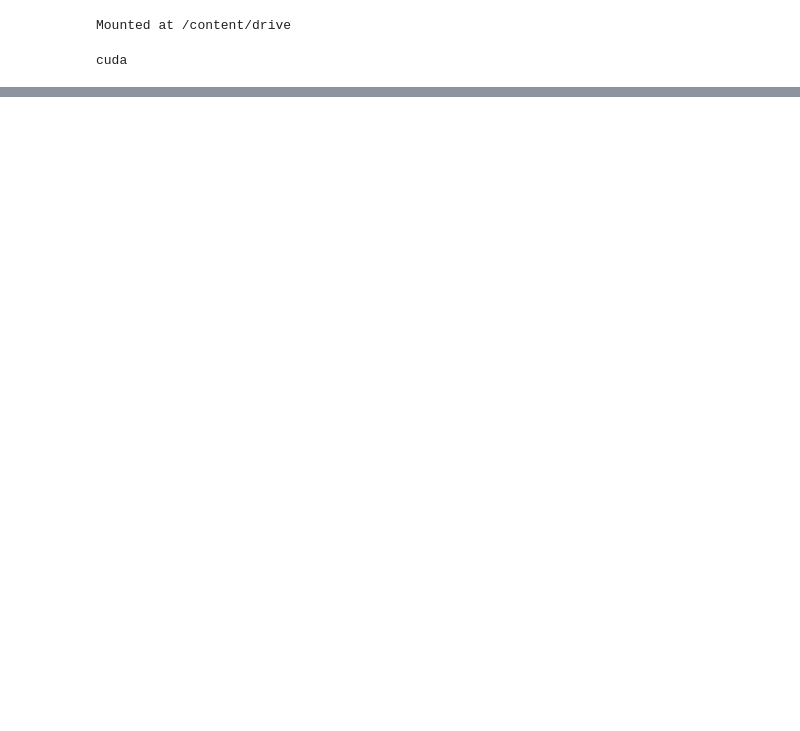
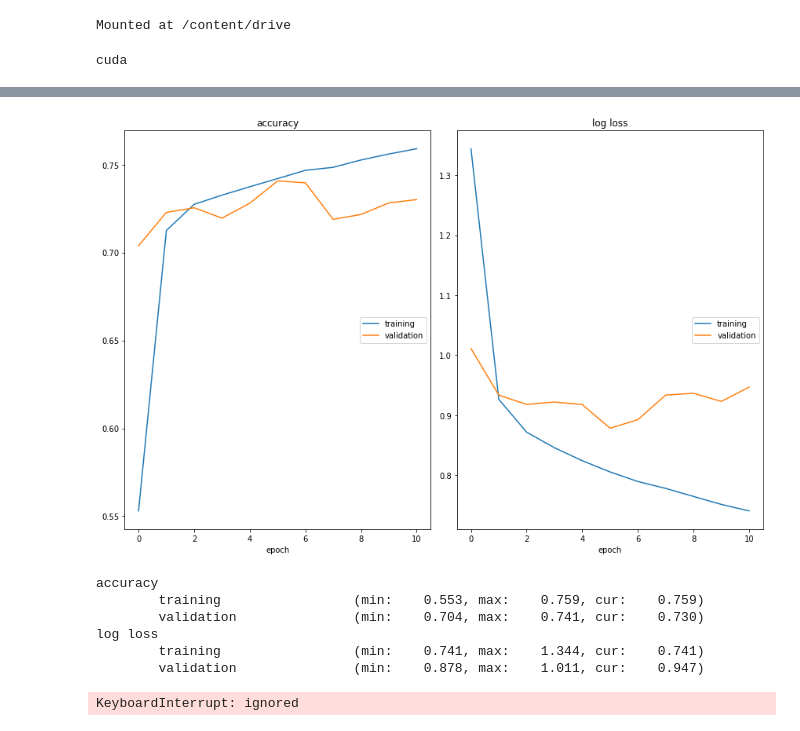
Before and after one commit to YunzhanZHOU/EDVAM-VR_understanding, a Jupyter notebook: classifiers.ipynb, the cells around one changed output, grey strips where cells are left out. Saved outputs shown, nothing was run; the diff lists cells and outputs as text; code cells hidden in the pictures; blank space fills up the shorter version.

Commit message:
Model changes, still not getting increasing performance on validation
Believe it is too dislike training data

```diff
--- a/classifiers.ipynb
+++ b/classifiers.ipynb
@@ -34,3 +44,6 @@ train_set.shape
 time_samples = [i for i in range(0, 150, 6)] + [i for i in range(150, 240, 5)] + \
                [i for i in range(240, 290, 2)] + [i for i in range(290, 300)]
 features = [i for i in range(10)]
+
+# time_samples = [i for i in range(290,300)]
+features = [i for i in range(6)]
@@ -47,9 +64,9 @@ datasets = {'train': train_loader, 'val': test_loader}
 dataset_sizes = {'train': len(train_set), 'val': len(test_set)}
 # %%
 class lstmNet(nn.Module):
-  def __init__(self, input_size=len(features)):
+  def __init__(self, input_size=len(features), num_layers=3):
     super().__init__()
-    self.lstm = nn.LSTM(input_size=input_size, hidden_size=20, num_layers=3, batch_first=True)
+    self.lstm = nn.LSTM(input_size=input_size, hidden_size=20, num_layers=num_layers, batch_first=True, dropout=0.4)
     self.fc1 = nn.Linear(20, 12)
 
   def forward(self, x):
@@ -59,9 +76,9 @@ class lstmNet(nn.Module):
     return x_
 
 class gruNet(nn.Module):
-  def __init__(self, input_size=len(features)):
+  def __init__(self, input_size=len(features), num_layers=3):
     super().__init__()
-    self.gru = nn.GRU(input_size=input_size, hidden_size=20, num_layers=3, batch_first=True)
+    self.gru = nn.GRU(input_size=input_size, hidden_size=20, num_layers=num_layers, batch_first=True)
     self.fc1 = nn.Linear(20, 12)
 
   def forward(self, x):
@@ -71,11 +88,9 @@ class gruNet(nn.Module):
     return x_
 
 class convNet(nn.Module):
-  def __init__(self, input_shape=(len(time_samples), len(features)), hidden_size=64, num_layers=1):
+  def __init__(self, input_shape=(len(time_samples), len(features))):
     super().__init__()
     self.input_shape = input_shape
-    self.hidden_size = hidden_size
-    self.num_layers = num_layers
 
     self.layers = nn.Sequential(
       nn.Conv1d(self.input_shape[0], 64, 3),
@@ -97,7 +112,7 @@ class convNet(nn.Module):
     x = self.layers(x)
     return x
 # %%
-def train_model(model, criterion, optimizer, scheduler, num_epochs=10):
+def train_model(model, criterion, optimizer, scheduler=None, num_epochs=10):
   best_model_wts = model.state_dict()
   best_acc = 0.0
   best_epoch = 0
@@ -109,10 +124,9 @@ def train_model(model, criterion, optimizer, scheduler, num_epochs=10):
     logs = {}
     for phase in ['train', 'val']:
       if phase == 'train':
-        scheduler.step()
-        model.train(True)
+        model.train()
       else:
-        model.train(False)
+        model.eval()
 
       running_loss = 0.0
       running_corrects = 0
@@ -146,15 +160,27 @@ def train_model(model, criterion, optimizer, scheduler, num_epochs=10):
           best_epoch = epoch
           best_model_wts = model.state_dict()
 
+      if phase == 'train' and scheduler:
+          scheduler.step()
+
     liveloss.update(logs)
     liveloss.send()
 
   return best_model_wts
 # %%
-model = convNet()
+model = lstmNet()
 criterion = nn.CrossEntropyLoss()
-optimizer = optim.SGD(model.parameters(), lr=0.1)
+# optimizer = optim.SGD(model.parameters(), lr=0.1)
 optimizer = optim.Adam(model.parameters(), lr=0.001)
 scheduler = lr_scheduler.StepLR(optimizer, step_size=15, gamma=0.1)
 # %%
-best_model = train_model(model, criterion, optimizer, scheduler, 25)
+best_model = train_model(model, criterion, optimizer, scheduler, 40)
+# %% [output]
+[figure, added]
+accuracy
+        training                 (min:    0.553, max:    0.759, cur:    0.759)
+        validation               (min:    0.704, max:    0.741, cur:    0.730)
+log loss
+        training                 (min:    0.741, max:    1.344, cur:    0.741)
+        validation               (min:    0.878, max:    1.011, cur:    0.947)
+KeyboardInterrupt: ignored
```
Also changed, not shown: parts of 5 cells of this notebook.
